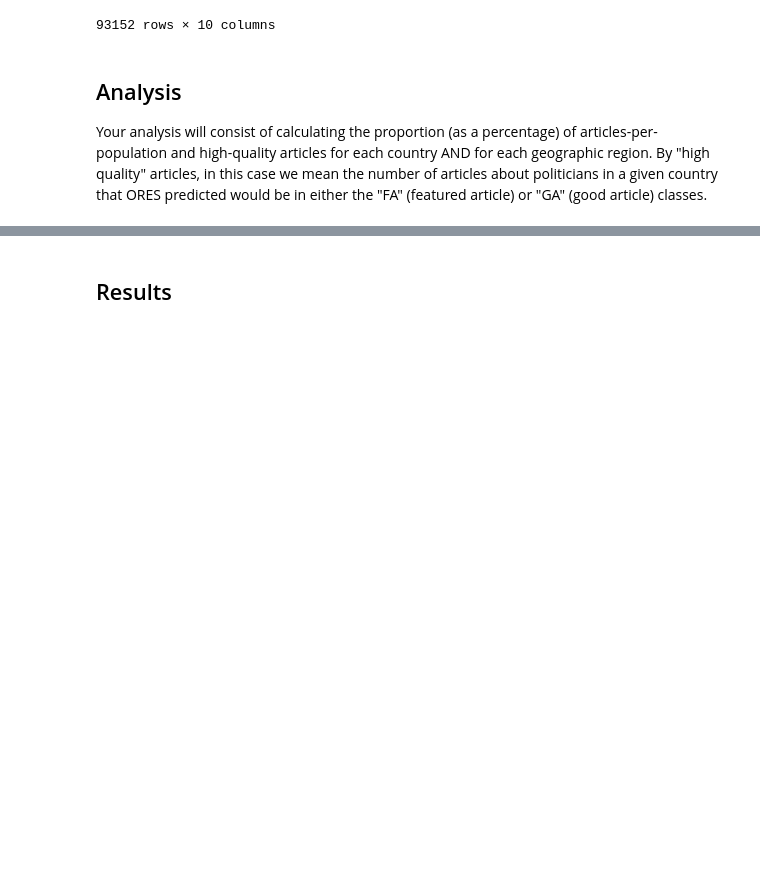
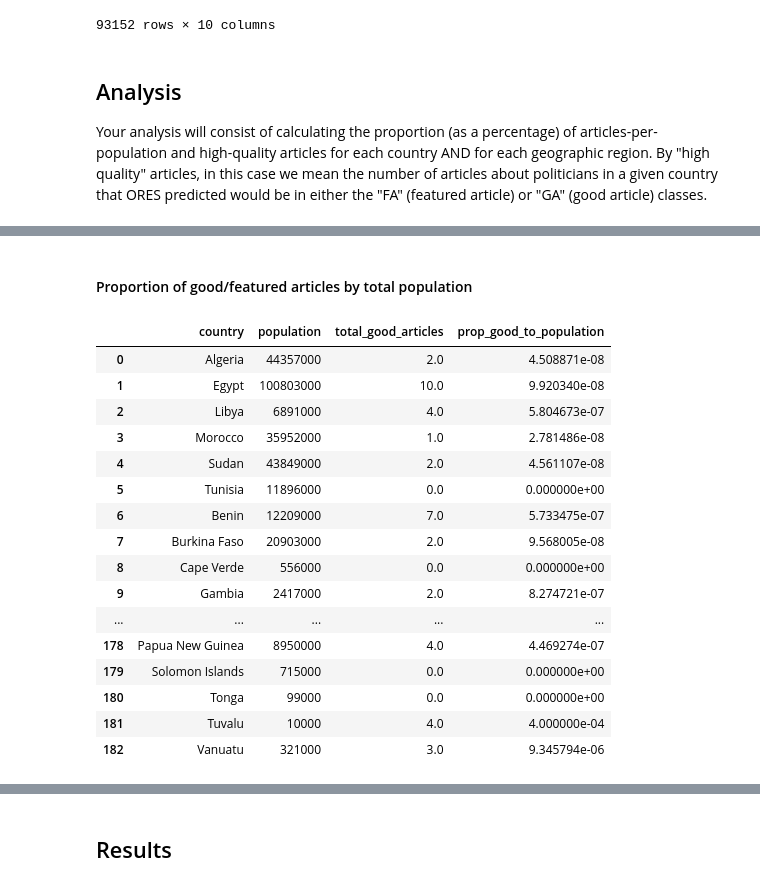
Before and after one commit to aaliyahfiala42/data-512-a2, a Jupyter notebook: hcds-a2-bias.ipynb, the cells around one changed output, grey strips where cells are left out. Drawn from its saved outputs; the diff is of its cells as text; code cells hidden in the pictures; blank space fills up the shorter version.

```diff
--- a/hcds-a2-bias.ipynb
+++ b/hcds-a2-bias.ipynb
@@ -460,0 +521,45 @@ Your analysis will consist of calculating the proportion (as a percentage) of ar
+# %% [markdown]
+#### Proportion of good/featured articles by total population
+# %%
+#get population by country
+country_population = politician_by_country[['country', 'population']].drop_duplicates()
+country_population = country_population.dropna()
+# %%
+#format number of good articles by country
+num_good_country = num_good_pgs_country.to_frame()
+num_good_country['country'] = num_good_country.index
+num_good_country.columns = ['good', 'country']
+num_good_country.index.name = 'index'
+# %%
+#merge together values by country
+total_pages_pop = pd.merge(country_population, num_good_country, how = 'left', on = 'country')
+
+#fill in nans with 0's
+total_pages_pop = total_pages_pop.fillna(0)
+# %%
+#get the proportion of good articles to population
+total_pages_pop['prop'] = total_pages_pop['good']/total_pages_pop['population']
+# %%
+good_population_results = total_pages_pop
+good_population_results.columns = ["country", "population", "total_good_articles", "prop_good_to_population"]
+
+#final dataframe for proportion by population
+display(good_population_results)
+# %% [output]
+|  | country | population | total_good_articles | prop_good_to_population |
+| 0 | Algeria | 44357000 | 2.0 | 4.508871e-08 |
+| 1 | Egypt | 100803000 | 10.0 | 9.920340e-08 |
+| 2 | Libya | 6891000 | 4.0 | 5.804673e-07 |
+| 3 | Morocco | 35952000 | 1.0 | 2.781486e-08 |
+| 4 | Sudan | 43849000 | 2.0 | 4.561107e-08 |
+| 5 | Tunisia | 11896000 | 0.0 | 0.000000e+00 |
+| 6 | Benin | 12209000 | 7.0 | 5.733475e-07 |
+| 7 | Burkina Faso | 20903000 | 2.0 | 9.568005e-08 |
+| 8 | Cape Verde | 556000 | 0.0 | 0.000000e+00 |
+| 9 | Gambia | 2417000 | 2.0 | 8.274721e-07 |
+| ... | ... | ... | ... | ... |
+| 178 | Papua New Guinea | 8950000 | 4.0 | 4.469274e-07 |
+| 179 | Solomon Islands | 715000 | 0.0 | 0.000000e+00 |
+| 180 | Tonga | 99000 | 0.0 | 0.000000e+00 |
+| 181 | Tuvalu | 10000 | 4.0 | 4.000000e-04 |
+| 182 | Vanuatu | 321000 | 3.0 | 9.345794e-06 |
```
Also changed, not shown: parts of 17 cells of this notebook.
